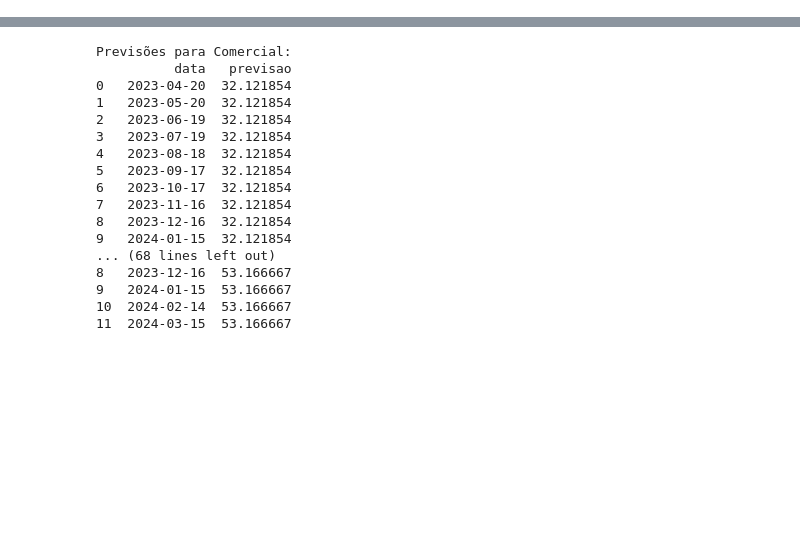
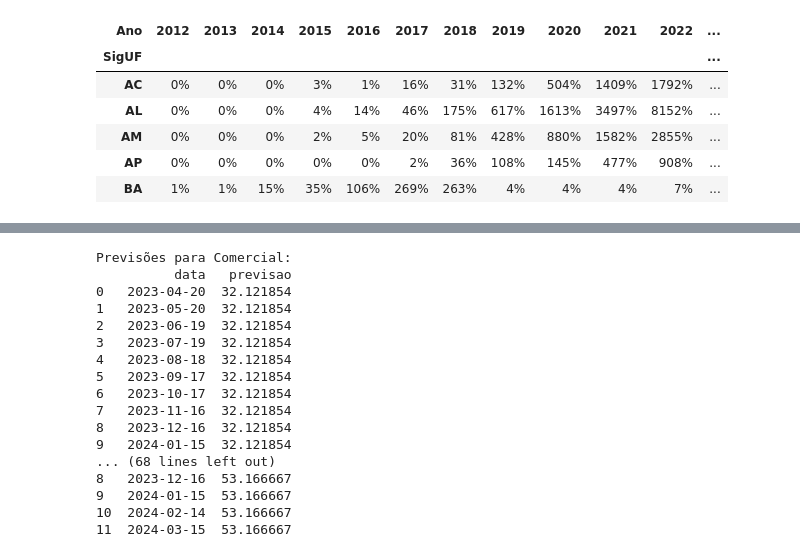
Before and after one commit to gabriel1berto/Aneel_, a Jupyter notebook: Codigos/Desafio 1.ipynb, the cells around one changed output, grey strips where cells are left out. Drawn from its saved outputs; the diff is of its cells as text; code cells hidden in the pictures; blank space fills up the shorter version.

```diff
--- a/Codigos/Desafio 1.ipynb
+++ b/Codigos/Desafio 1.ipynb
@@ -154,0 +70,38 @@ fig.show()
+# %%
+# Análise de dados para elaboração de um gráfico mostrando a evolução temporal do Total Mensal de Empreendimentos por Estado e por Classe de Consumo;
+
+    # OBS1: estados com menos de 10 empreendimentos foram excluídos do gráfico;
+    # OBS2: os dados de 2023 representam um corte até hoje
+
+from dash import dcc
+import plotly.express as px
+import numpy as np
+
+df['Mes'] = pd.DatetimeIndex(df['DthAtualizaCadastralEmpreend']).month
+df['Ano'] = pd.DatetimeIndex(df['DthAtualizaCadastralEmpreend']).year
+
+# cria uma cópia do DataFrame sem valores nulos de NumCPFCNPJ
+df_clean = df.dropna(subset=['NumCPFCNPJ']).copy()
+
+# filtra apenas as SigUFs desejadas
+df_clean = df_clean[df_clean['SigUF'].isin(['BA', 'AL', 'AC', 'AM', 'AP'])]
+
+# agrupa os dados por ano, mês, SigUF e DscClasseConsumo
+counts = df_clean.groupby(['Ano', 'SigUF', 'DscClasseConsumo']).agg({'NumCPFCNPJ': 'nunique'}).reset_index()
+
+import numpy as np
+
+# cria o gráfico de áreas empilhadas animado
+fig_1 = px.bar(counts, x="Ano", y="NumCPFCNPJ", color="DscClasseConsumo", animation_frame="SigUF",
+               title="Novos usuários da Energia distribuida")
+
+# calcula o valor máximo dos dados do eixo y
+y_max = counts['NumCPFCNPJ'].max()
+
+# Define a faixa de valores do eixo y de acordo com os dados do gráfico
+fig_1.update_yaxes(range=[0, 4500])
+
+# mostra o gráfico
+fig_1.show()
+
+fig_1.write_html("grafico.html")
@@ -154,0 +191,10 @@ fig.show()
+# %%
+matriz_tx
+# %% [output]
+| Ano | 2012 | 2013 | 2014 | 2015 | 2016 | 2017 | 2018 | 2019 | 2020 | 2021 | 2022 | ... |
+| SigUF |  |  |  |  |  |  |  |  |  |  |  | ... |
+| AC | 0% | 0% | 0% | 3% | 1% | 16% | 31% | 132% | 504% | 1409% | 1792% | ... |
+| AL | 0% | 0% | 0% | 4% | 14% | 46% | 175% | 617% | 1613% | 3497% | 8152% | ... |
+| AM | 0% | 0% | 0% | 2% | 5% | 20% | 81% | 428% | 880% | 1582% | 2855% | ... |
+| AP | 0% | 0% | 0% | 0% | 0% | 2% | 36% | 108% | 145% | 477% | 908% | ... |
+| BA | 1% | 1% | 15% | 35% | 106% | 269% | 263% | 4% | 4% | 4% | 7% | ... |
```
Also changed, not shown: parts of 16 cells of this notebook, 5 other files.
